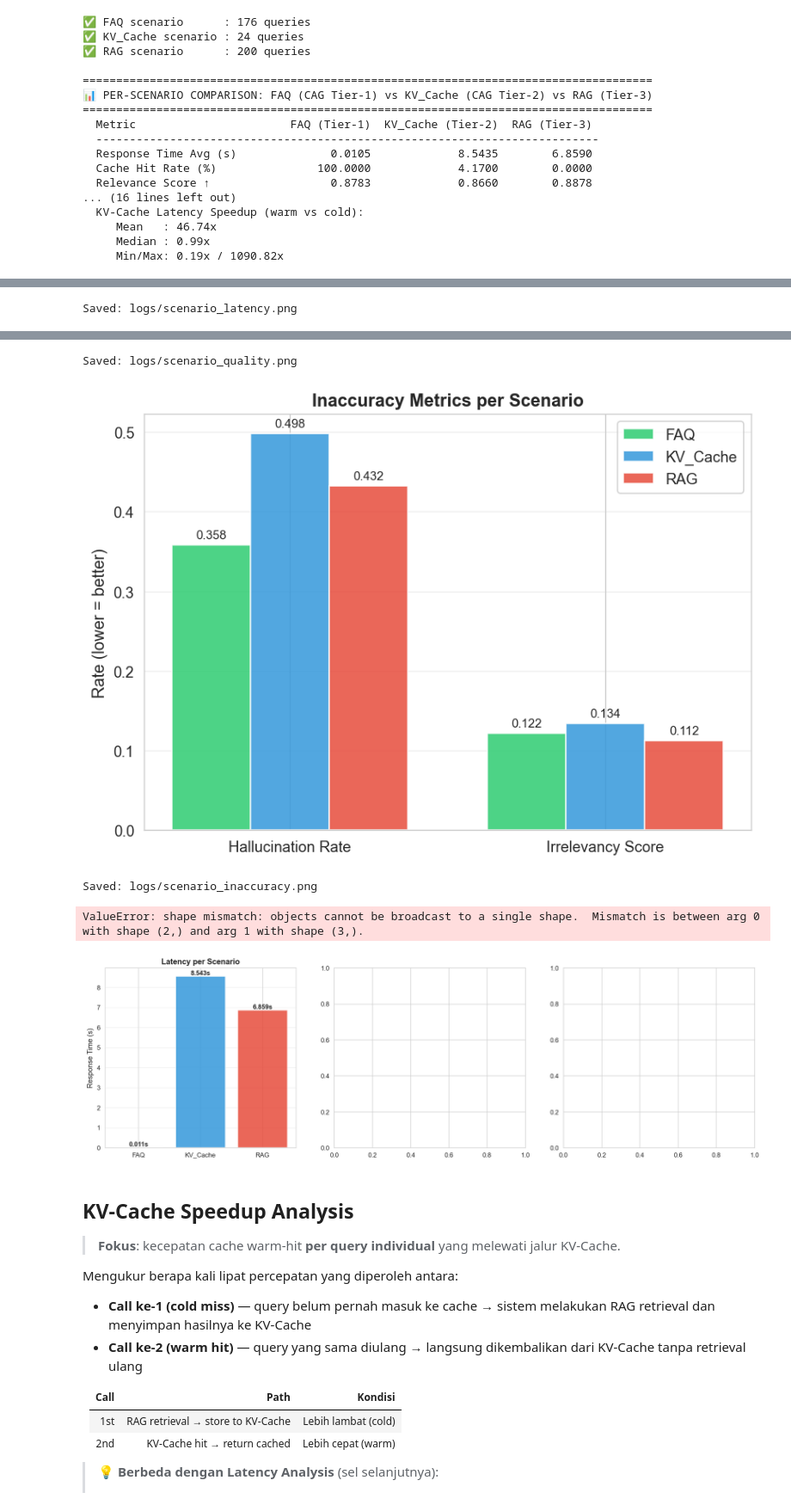
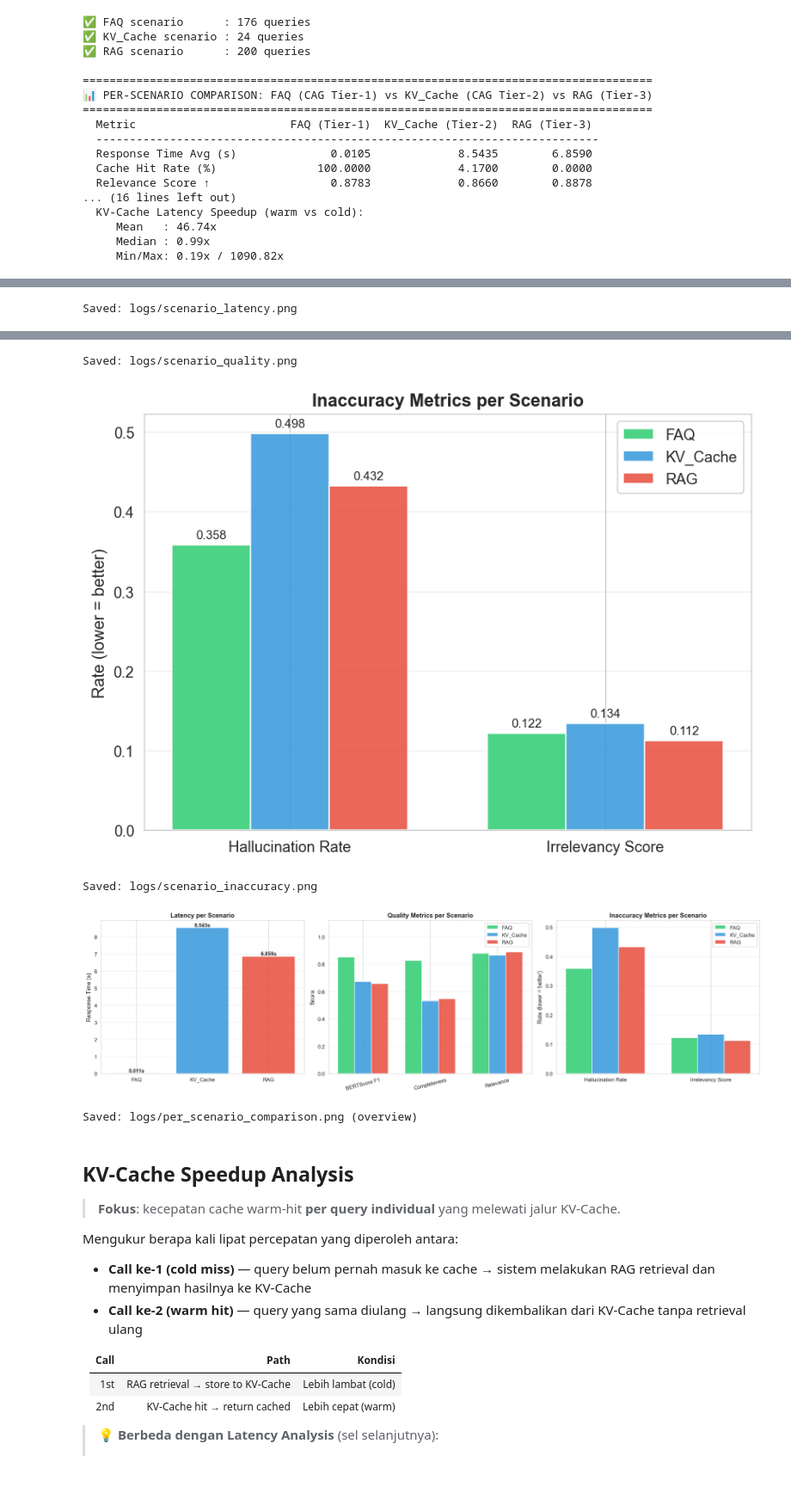
Before and after one commit to samuelsitio26/llm-chatbot-RAG-CAG, a Jupyter notebook: notebooks/Evaluate.ipynb, the cells around one changed output, grey strips where cells are left out. Shown at 86% size. Cells and saved outputs as stored; diff of their text form; code cells hidden in the pictures; blank space fills up the shorter version.

```diff
--- a/notebooks/Evaluate.ipynb
+++ b/notebooks/Evaluate.ipynb
@@ -1599,22 +1599,21 @@ plt.show()
 print("Saved: logs/scenario_latency.png")
 
 # ── 2. Quality Metrics per Scenario (individual figure) ──────────────────
-# Token F1 dihapus — BERTScore F1 sudah mewakili perbandingan semantik
 fig2, ax2 = plt.subplots(figsize=(8, 5))
 quality_metrics = ['bert', 'comp', 'rel']
 quality_labels  = ['BERTScore F1', 'Completeness', 'Relevance']
-x = np.arange(len(quality_metrics))
+x_q = np.arange(len(quality_metrics))
 width = 0.25
 for idx, sc in enumerate(scenarios_available):
     vals = [scenario_metrics[sc][m] for m in quality_metrics]
-    bars2 = ax2.bar(x + idx * width, vals, width, label=sc, color=colors[sc], alpha=0.85,
+    bars2 = ax2.bar(x_q + idx * width, vals, width, label=sc, color=colors[sc], alpha=0.85,
                     edgecolor='white')
     for bar, val in zip(bars2, vals):
         ax2.text(bar.get_x() + bar.get_width()/2, bar.get_height() + 0.01,
                  f'{val:.3f}', ha='center', va='bottom', fontsize=8)
 ax2.set_ylabel('Score', fontsize=12)
 ax2.set_title('Quality Metrics per Scenario', fontsize=13, fontweight='bold')
-ax2.set_xticks(x + width * (len(scenarios_available) - 1) / 2)
+ax2.set_xticks(x_q + width * (len(scenarios_available) - 1) / 2)
 ax2.set_xticklabels(quality_labels, rotation=15, fontsize=11)
 ax2.tick_params(labelsize=11)
 ax2.legend(fontsize=11)
@@ -1629,17 +1628,17 @@ print("Saved: logs/scenario_quality.png")
 fig3, ax3 = plt.subplots(figsize=(7, 5))
 inacc_metrics = ['hall', 'irr']
 inacc_labels  = ['Hallucination Rate', 'Irrelevancy Score']
-x = np.arange(len(inacc_metrics))
+x_i = np.arange(len(inacc_metrics))
 for idx, sc in enumerate(scenarios_available):
     vals = [scenario_metrics[sc][m] for m in inacc_metrics]
-    bars3 = ax3.bar(x + idx * width, vals, width, label=sc, color=colors[sc], alpha=0.85,
+    bars3 = ax3.bar(x_i + idx * width, vals, width, label=sc, color=colors[sc], alpha=0.85,
                     edgecolor='white')
     for bar, val in zip(bars3, vals):
         ax3.text(bar.get_x() + bar.get_width()/2, bar.get_height() + 0.005,
                  f'{val:.3f}', ha='center', va='bottom', fontsize=9)
 ax3.set_ylabel('Rate (lower = better)', fontsize=12)
 ax3.set_title('Inaccuracy Metrics per Scenario', fontsize=13, fontweight='bold')
-ax3.set_xticks(x + width * (len(scenarios_available) - 1) / 2)
+ax3.set_xticks(x_i + width * (len(scenarios_available) - 1) / 2)
 ax3.set_xticklabels(inacc_labels, fontsize=11)
 ax3.tick_params(labelsize=11)
 ax3.legend(fontsize=11)
@@ -1663,44 +1662,44 @@ for bar, val in zip(bars, times):
             f'{val:.3f}s', ha='center', va='bottom', fontsize=10, fontweight='bold')
 ax.grid(axis='y', alpha=0.3)
 
-# panel 2: quality
+# panel 2: quality — use x_q (len = 3) to match quality_metrics
 ax = axes[1]
 for idx, sc in enumerate(scenarios_available):
     vals = [scenario_metrics[sc][m] for m in quality_metrics]
-    ax.bar(x + idx * width, vals, width, label=sc, color=colors[sc], alpha=0.85)
+    ax.bar(x_q + idx * width, vals, width, label=sc, color=colors[sc], alpha=0.85)
 ax.set_ylabel('Score', fontsize=11)
 ax.set_title('Quality Metrics per Scenario', fontsize=12, fontweight='bold')
-ax.set_xticks(x + width * (len(scenarios_available) - 1) / 2)
+ax.set_xticks(x_q + width * (len(scenarios_available) - 1) / 2)
 ax.set_xticklabels(quality_labels, rotation=15, fontsize=10)
 ax.legend(fontsize=10)
 ax.set_ylim(0, 1.12)
 ax.grid(axis='y', alpha=0.3)
 
-# panel 3: inaccuracy
+# panel 3: inaccuracy — use x_i (len = 2) to match inacc_metrics
 ax = axes[2]
 for idx, sc in enumerate(scenarios_available):
     vals = [scenario_metrics[sc][m] for m in inacc_metrics]
-    ax.bar(x + idx * width, vals, width, label=sc, color=colors[sc], alpha=0.85)
+    ax.bar(x_i + idx * width, vals, width, label=sc, color=colors[sc], alpha=0.85)
 ax.set_ylabel('Rate (lower = better)', fontsize=11)
 ax.set_title('Inaccuracy Metrics per Scenario', fontsize=12, fontweight='bold')
-ax.set_xticks(x + width * (len(scenarios_available) - 1) / 2)
+ax.set_xticks(x_i + width * (len(scenarios_available) - 1) / 2)
 ax.set_xticklabels(inacc_labels, fontsize=10)
 ax.legend(fontsize=10)
 ax.grid(axis='y', alpha=0.3)
 
 plt.tight_layout()
 plt.savefig('../logs/per_scenario_comparison.png', dpi=300, bbox_inches='tight')
 plt.show()
 print("Saved: logs/per_scenario_comparison.png (overview)")
 # %% [output]
 [figure]
 Saved: logs/scenario_latency.png
 [figure]
 Saved: logs/scenario_quality.png
 [figure]
 Saved: logs/scenario_inaccuracy.png
+[figure, new version]
-ValueError: shape mismatch: objects cannot be broadcast to a single shape.  Mismatch is between arg 0 with shape (2,) and arg 1 with shape (3,).
+Saved: logs/per_scenario_comparison.png (overview)
-[figure, old version]
 # %% [markdown]
 ## KV-Cache Speedup Analysis
 
```
Also changed, not shown: 1 other file.
